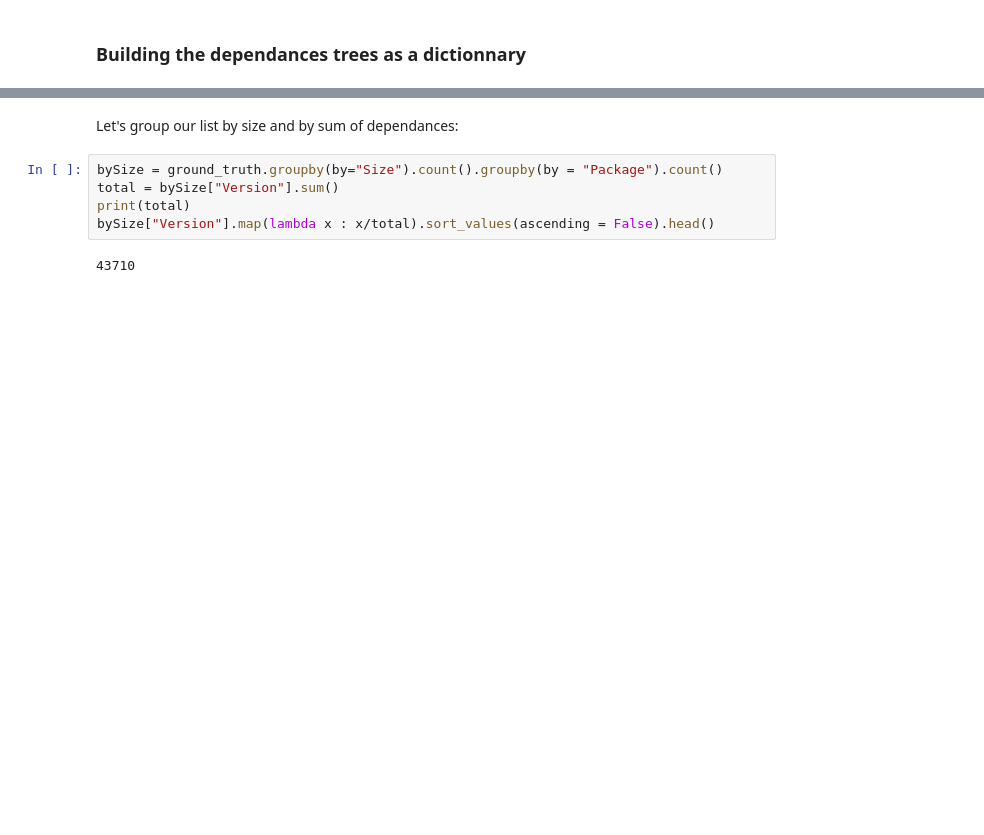
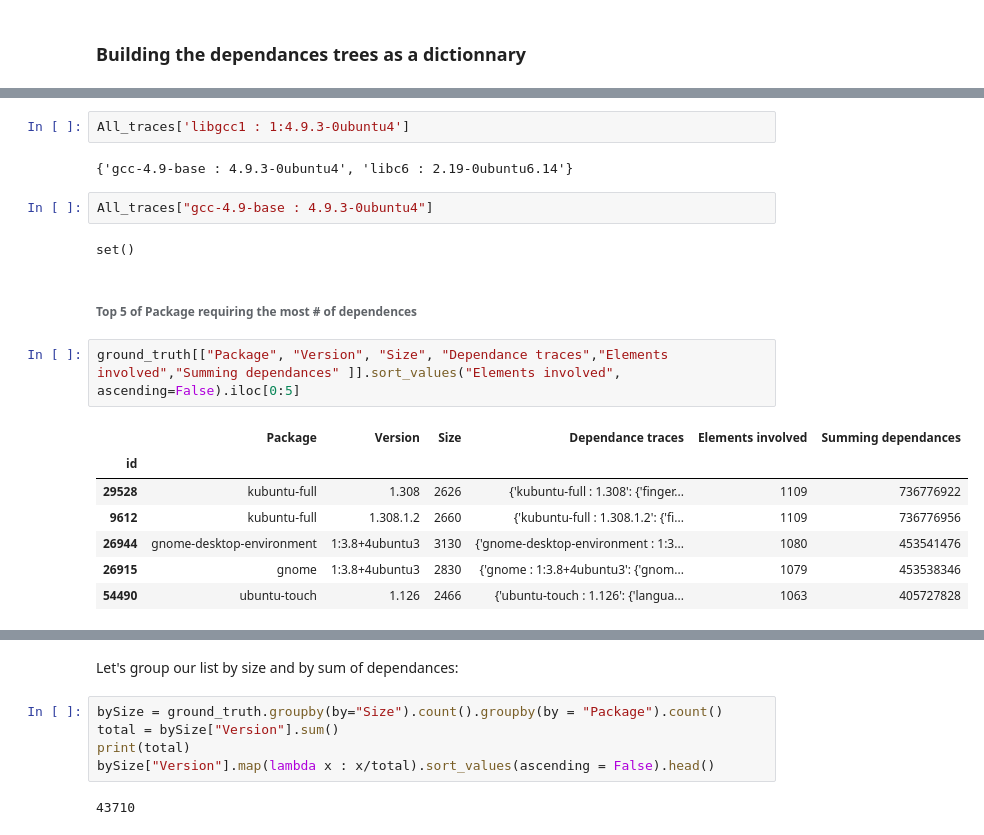
Before and after one commit to alex35469/fingerpatch, a Jupyter notebook: attack/Attack_vizualization.ipynb, the cells around one changed output, grey strips where cells are left out. Saved outputs shown, nothing was run; the diff lists cells and outputs as text; blank space fills up the shorter version.

```diff
--- a/attack/Attack_vizualization.ipynb
+++ b/attack/Attack_vizualization.ipynb
@@ -662,0 +822,20 @@ All_traces["libc6 : 2.19-0ubuntu6.14"]
+# %%
+All_traces['libgcc1 : 1:4.9.3-0ubuntu4']
+# %% [output]
+{'gcc-4.9-base : 4.9.3-0ubuntu4', 'libc6 : 2.19-0ubuntu6.14'}
+# %%
+All_traces["gcc-4.9-base : 4.9.3-0ubuntu4"]
+# %% [output]
+set()
+# %% [markdown]
+###### Top 5 of Package requiring the most # of dependences
+# %%
+ground_truth[["Package", "Version", "Size", "Dependance traces","Elements involved","Summing dependances" ]].sort_values("Elements involved", ascending=False).iloc[0:5]
+# %% [output]
+|  | Package | Version | Size | Dependance traces | Elements involved | Summing dependances |
+| id |  |  |  |  |  |  |
+| 29528 | kubuntu-full | 1.308 | 2626 | {'kubuntu-full : 1.308': {'finger... | 1109 | 736776922 |
+| 9612 | kubuntu-full | 1.308.1.2 | 2660 | {'kubuntu-full : 1.308.1.2': {'fi... | 1109 | 736776956 |
+| 26944 | gnome-desktop-environment | 1:3.8+4ubuntu3 | 3130 | {'gnome-desktop-environment : 1:3... | 1080 | 453541476 |
+| 26915 | gnome | 1:3.8+4ubuntu3 | 2830 | {'gnome : 1:3.8+4ubuntu3': {'gnom... | 1079 | 453538346 |
+| 54490 | ubuntu-touch | 1.126 | 2466 | {'ubuntu-touch : 1.126': {'langua... | 1063 | 405727828 |
```
Also changed, not shown: parts of 37 cells of this notebook.
